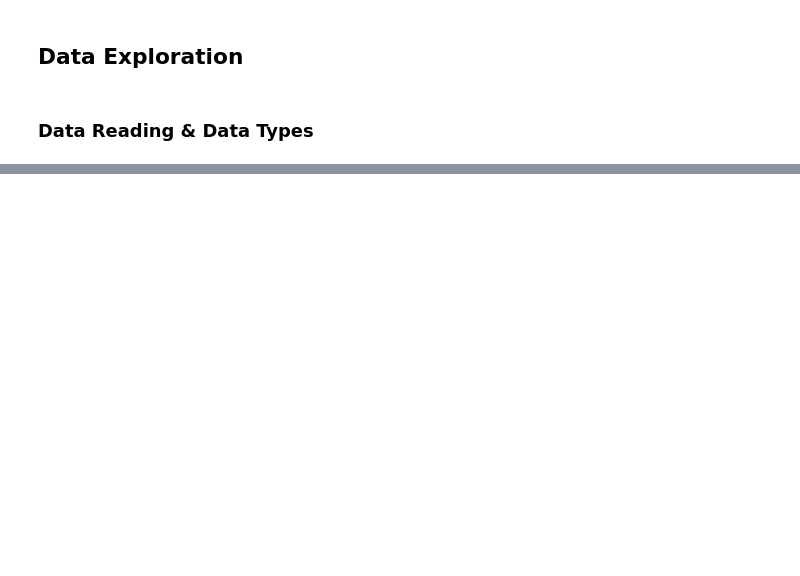
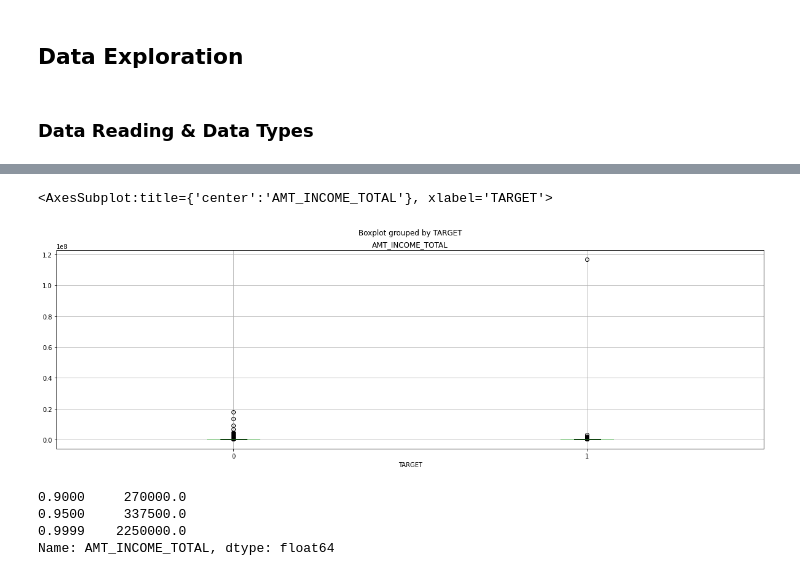
Before and after one commit to sreedevigattu/crediteda, a Jupyter notebook: CreditEDA.ipynb, the cells around one changed output, grey strips where cells are left out. Drawn from its saved outputs; the diff is of its cells as text; code cells hidden in the pictures; blank space fills up the shorter version.

```diff
--- a/CreditEDA.ipynb
+++ b/CreditEDA.ipynb
@@ -240,0 +640,12 @@ prev_app_df[curr_app_df.columns.difference(['SK_ID_PREV','SK_ID_CURR','NFLAG_INS
+# %%
+df_ca.boxplot(column='AMT_INCOME_TOTAL', by='TARGET', figsize = (20, 6))
+# %% [output]
+<AxesSubplot:title={'center':'AMT_INCOME_TOTAL'}, xlabel='TARGET'>
+[figure, added]
+# %%
+df_ca.quantile([0.9, 0.95, .9999])['AMT_INCOME_TOTAL']
+# %% [output]
+0.9000     270000.0
+0.9500     337500.0
+0.9999    2250000.0
+Name: AMT_INCOME_TOTAL, dtype: float64
```
Also changed, not shown: parts of 123 cells of this notebook.
